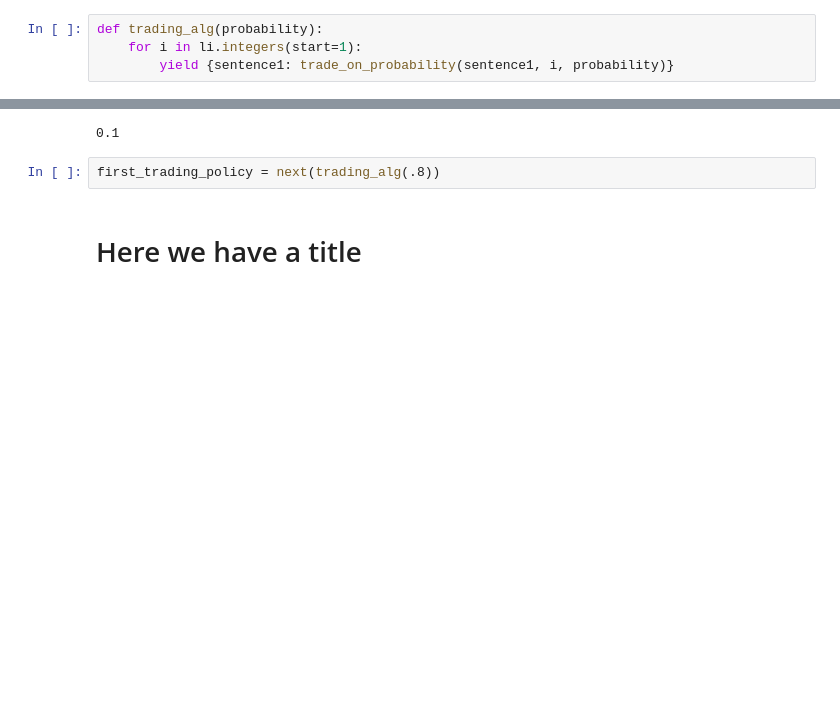
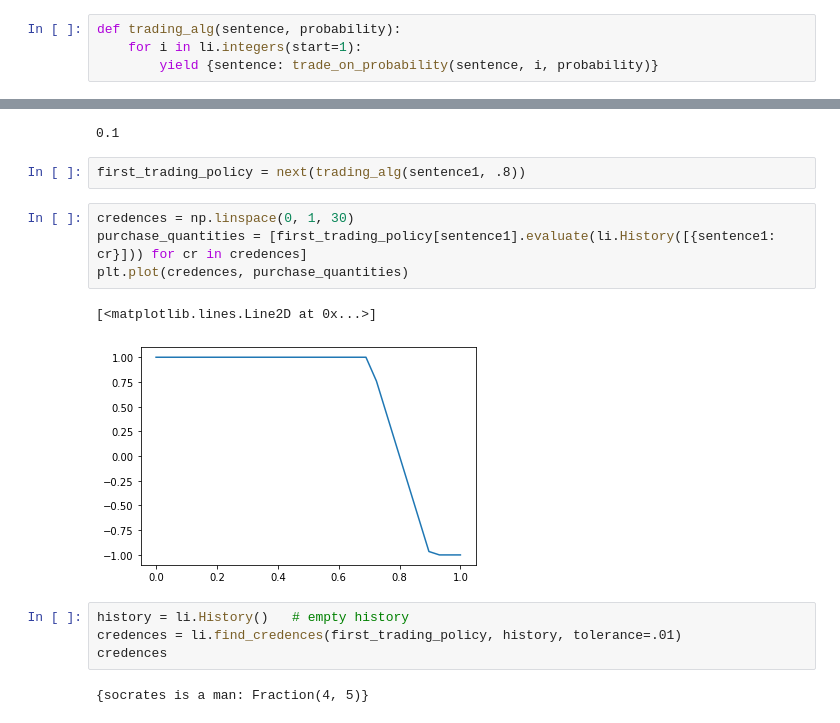
Before and after one commit to monasticacademy/logical-induction, a Jupyter notebook: notebooks/three_updates.ipynb, the cells around one changed output, grey strips where cells are left out. Drawn from its saved outputs; the diff is of its cells as text; blank space fills up the shorter version.

```diff
--- a/notebooks/three_updates.ipynb
+++ b/notebooks/three_updates.ipynb
@@ -32,9 +27,9 @@ def trade_on_probability(sentence, day, p, slope=10):
         )
     )
 # %%
-def trading_alg(probability):
+def trading_alg(sentence, probability):
     for i in li.integers(start=1):
-        yield {sentence1: trade_on_probability(sentence1, i, probability)}
+        yield {sentence: trade_on_probability(sentence, i, probability)}
 # %%
 belief_history = li.History([{sentence1: .1}])
 # %%
@@ -42,6 +37,17 @@ belief_history.lookup(sentence1, 1)
 # %% [output]
 0.1
 # %%
-first_trading_policy = next(trading_alg(.8))
+first_trading_policy = next(trading_alg(sentence1, .8))
-# %% [markdown]
-# Here we have a title
+# %%
+credences = np.linspace(0, 1, 30)
+purchase_quantities = [first_trading_policy[sentence1].evaluate(li.History([{sentence1: cr}])) for cr in credences]
+plt.plot(credences, purchase_quantities)
+# %% [output]
+[<matplotlib.lines.Line2D at 0x...>]
+[figure, added]
+# %%
+history = li.History()   # empty history
+credences = li.find_credences(first_trading_policy, history, tolerance=.01)
+credences
+# %% [output]
+{socrates is a man: Fraction(4, 5)}
```
Also changed, not shown: parts of 16 cells of this notebook.
